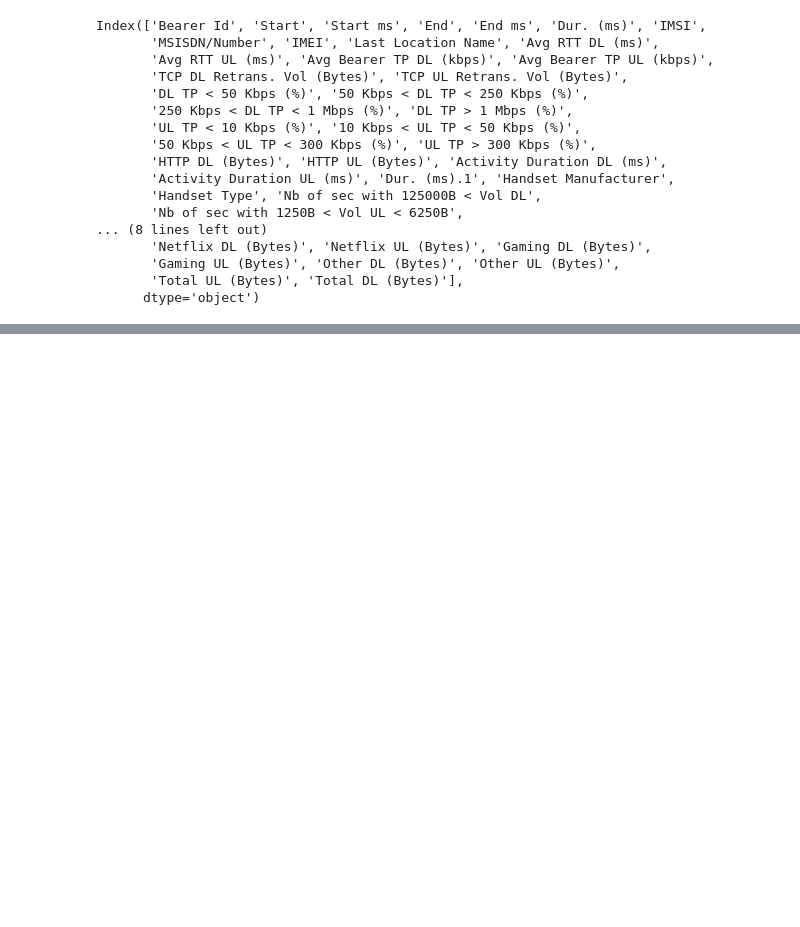
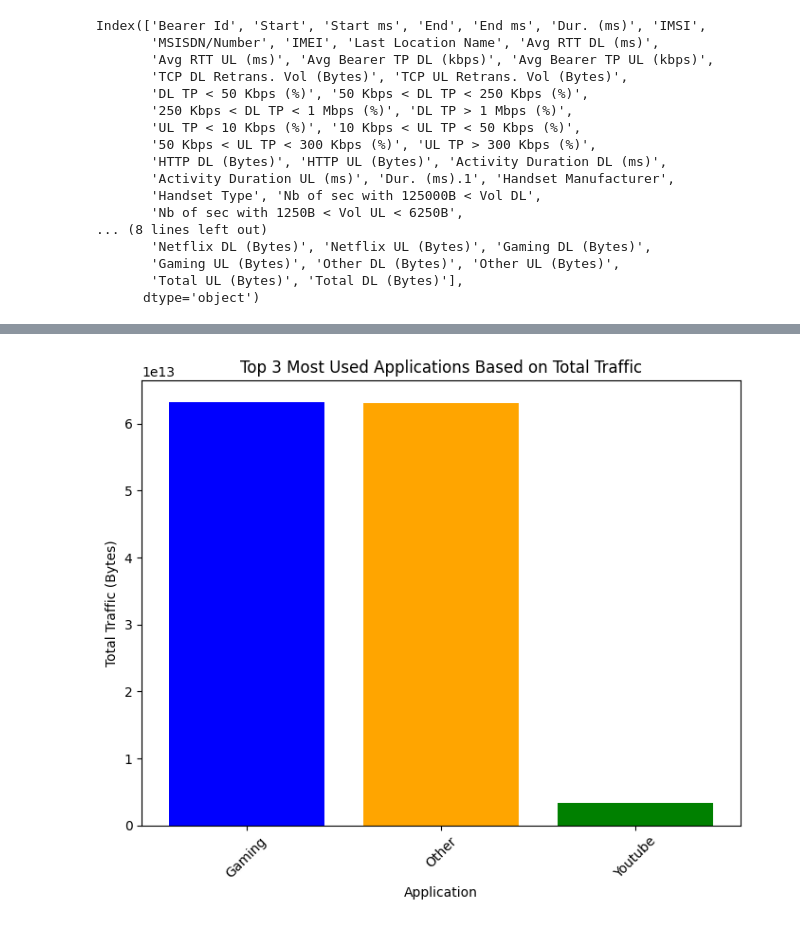
Before and after one commit to Tsebaot-Girma/TellCo-Telecom-Analysis, a Jupyter notebook: notebooks/user_engagement_analysis.ipynb, the cells around one changed output, grey strips where cells are left out. Saved outputs shown, nothing was run; the diff lists cells and outputs as text; code cells hidden in the pictures; blank space fills up the shorter version.

```diff
--- a/notebooks/user_engagement_analysis.ipynb
+++ b/notebooks/user_engagement_analysis.ipynb
@@ -93,0 +224,5 @@ Index(['Bearer Id', 'Start', 'Start ms', 'End', 'End ms', 'Dur. (ms)', 'IMSI',
+# %%
+# Plot the top applications
+plot_top_3_applications(telecom_data)
+# %% [output]
+[figure, added]
```
Also changed, not shown: parts of 10 cells of this notebook, 2 other files.
